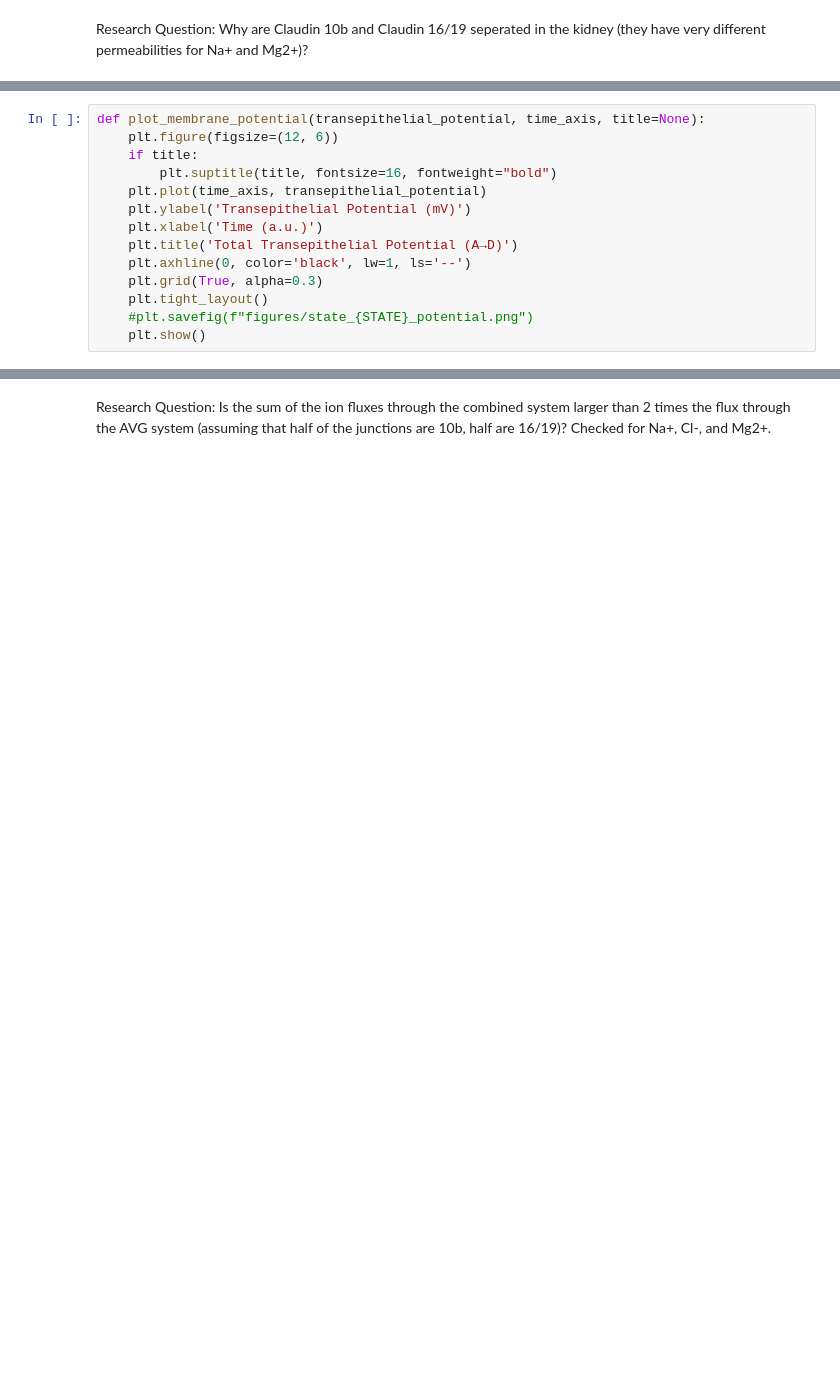
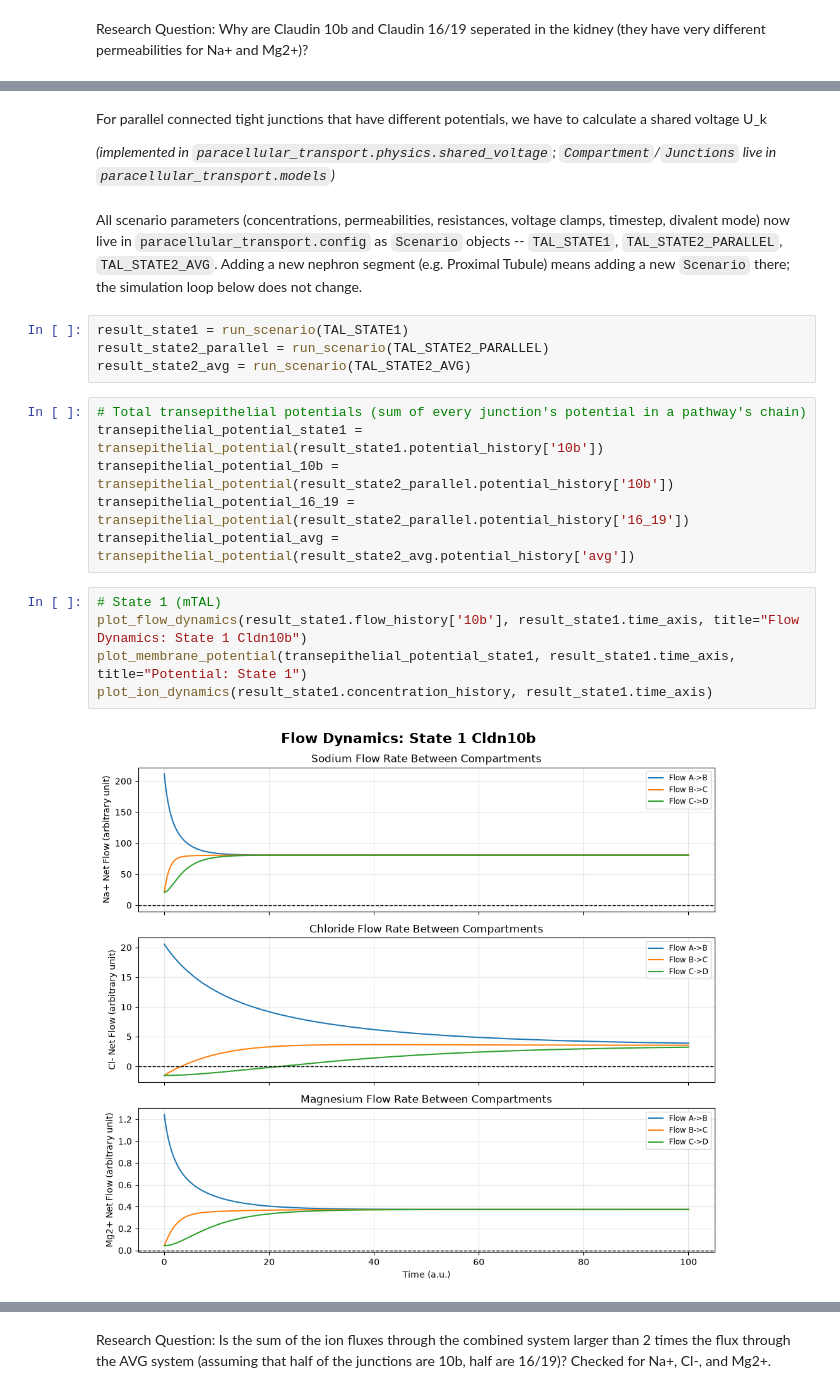
Before and after one commit to igalins/Tight-Junction-Simulation, a Jupyter notebook: calculations.ipynb, the cells around one changed output, grey strips where cells are left out. Drawn from its saved outputs; the diff is of its cells as text; blank space fills up the shorter version.

```diff
--- a/calculations.ipynb
+++ b/calculations.ipynb
@@ -447,14 +2,0 @@ def plot_flow_dynamics(flow_history, time_axis, title=None):
-# %%
-def plot_membrane_potential(transepithelial_potential, time_axis, title=None):
-    plt.figure(figsize=(12, 6))
-    if title:
-        plt.suptitle(title, fontsize=16, fontweight="bold")
-    plt.plot(time_axis, transepithelial_potential)
-    plt.ylabel('Transepithelial Potential (mV)')
-    plt.xlabel('Time (a.u.)')
-    plt.title('Total Transepithelial Potential (A→D)')
-    plt.axhline(0, color='black', lw=1, ls='--')
-    plt.grid(True, alpha=0.3)
-    plt.tight_layout()
-    #plt.savefig(f"figures/state_{STATE}_potential.png")
-    plt.show()
@@ -545,0 +37,23 @@ plot_ion_dynamics(history, time_axis)
+# %% [markdown]
+For parallel connected tight junctions that have different potentials, we have to calculate a shared voltage U_k
+
+*(implemented in `paracellular_transport.physics.shared_voltage`; `Compartment`/`Junctions` live in `paracellular_transport.models`)*
+# %% [markdown]
+All scenario parameters (concentrations, permeabilities, resistances, voltage clamps, timestep, divalent mode) now live in `paracellular_transport.config` as `Scenario` objects -- `TAL_STATE1`, `TAL_STATE2_PARALLEL`, `TAL_STATE2_AVG`. Adding a new nephron segment (e.g. Proximal Tubule) means adding a new `Scenario` there; the simulation loop below does not change.
+# %%
+result_state1 = run_scenario(TAL_STATE1)
+result_state2_parallel = run_scenario(TAL_STATE2_PARALLEL)
+result_state2_avg = run_scenario(TAL_STATE2_AVG)
+# %%
+# Total transepithelial potentials (sum of every junction's potential in a pathway's chain)
+transepithelial_potential_state1 = transepithelial_potential(result_state1.potential_history['10b'])
+transepithelial_potential_10b = transepithelial_potential(result_state2_parallel.potential_history['10b'])
+transepithelial_potential_16_19 = transepithelial_potential(result_state2_parallel.potential_history['16_19'])
+transepithelial_potential_avg = transepithelial_potential(result_state2_avg.potential_history['avg'])
+# %%
+# State 1 (mTAL)
+plot_flow_dynamics(result_state1.flow_history['10b'], result_state1.time_axis, title="Flow Dynamics: State 1 Cldn10b")
+plot_membrane_potential(transepithelial_potential_state1, result_state1.time_axis, title="Potential: State 1")
+plot_ion_dynamics(result_state1.concentration_history, result_state1.time_axis)
+# %% [output]
+[figure, added]
```
Also changed, not shown: parts of 39 cells of this notebook.
